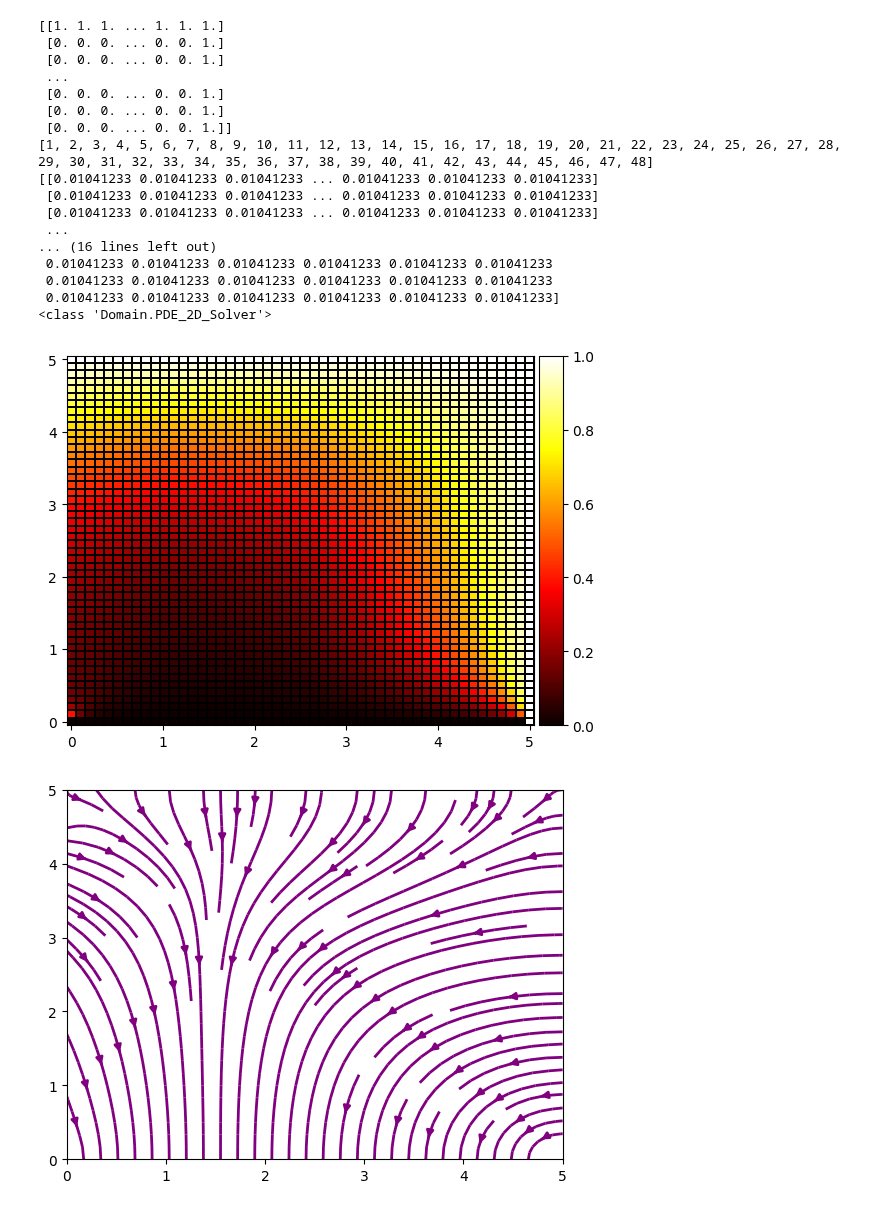
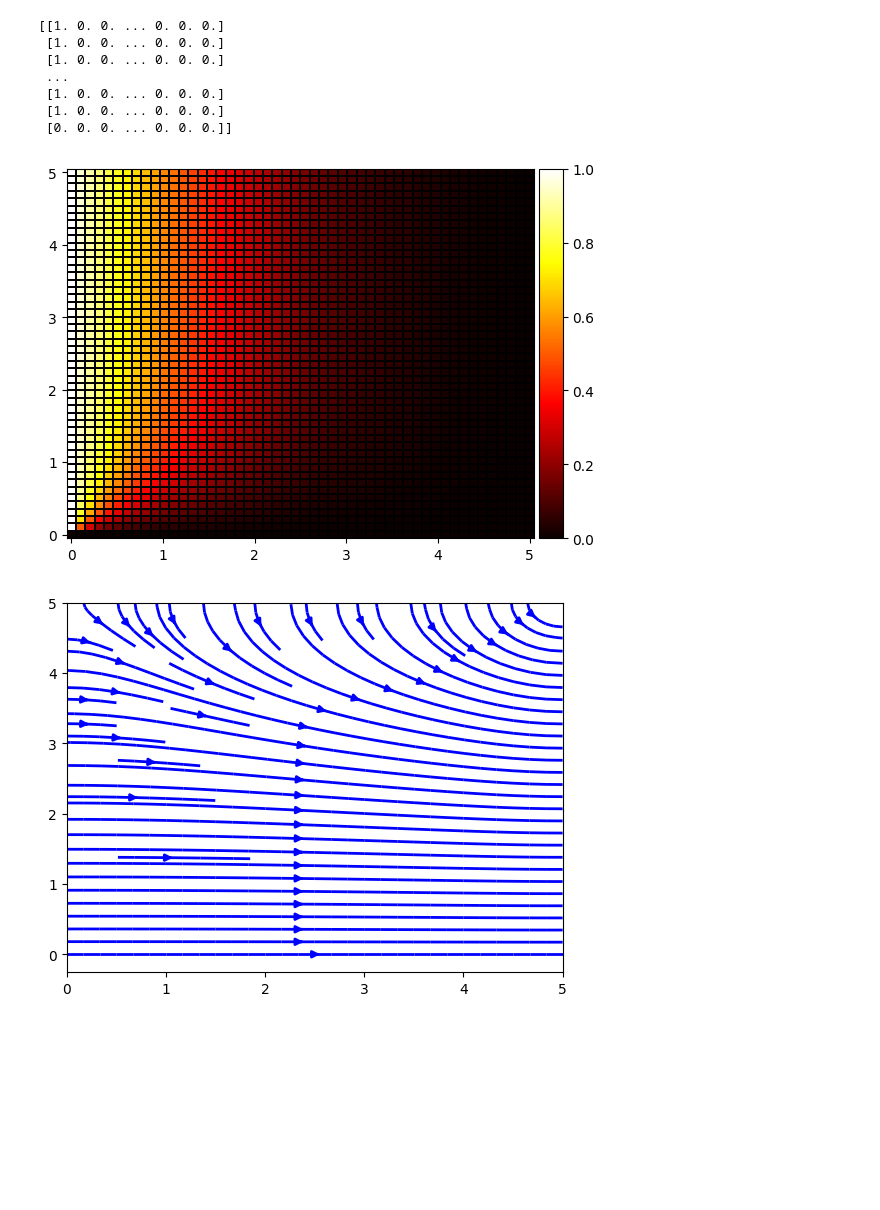
Before and after one commit to MehmetHakanSari/PotentialSolver, a Jupyter notebook: trials.ipynb, the cells around one changed output. Drawn from its saved outputs; the diff is of its cells as text; code cells hidden in the pictures; blank space fills up the shorter version.

Commit message:
plotting functions are added

```diff
--- a/trials.ipynb
+++ b/trials.ipynb
@@ -70,74 +70,42 @@ node_numbers = [50, 50]
 
 space = Mesh(block_coordinates, node_numbers) #it seems like a one block. Build more sopisticated block type structures
 # space.nonuniform_block_mesh_2D(-1.2, -1.4)
 # space.nonuniform_mesh_2D(-1.2, -1.4)
 space.nonuniform_block_mesh_2D()
 
 # print(space.matricies[0])
 # print(space.matricies[1])
 
-BCs = {'W': 'N', 'S': 'D', 'E': 'N', 'N': 'D'}
-BCs_values = {'W': 1, 'S': 0, 'E': 1, 'N': 1}
+BCs = {'W': 'D', 'S': 'D', 'E': 'D', 'N': 'N'}
+BCs_values = {'W': 1, 'S': 0, 'E': 0, 'N': 0}
 
 solution = PDE_2D_Solver(space,BCs)
 solution.solver(BCs_values)
-print(type(solution))
 solution.velocityfield()
+solution.plot2D()
+solution.stream()
 
-
-fig, ax = plt.subplots()
-# # ax = fig1.add_subplot(111, projection='3d')
-z = np.zeros((node_numbers[1],node_numbers[0]))
-x_MAT = space.matricies[0]
-y_MAT = space.matricies[1]
-# # ax.plot_surface(x_MAT,y_MAT,z,vmin=-0.5, vmax=1.0, edgecolors="black")
-# plt.plot(x_MAT,y_MAT,z,vmin=-0.5, vmax=1.0, edgecolors="black")
-image = ax.pcolormesh(x_MAT,np.flip(y_MAT),solution.solution, vmin=0, vmax=1, edgecolors="black", cmap='hot', linewidth=0.1)
-divider = make_axes_locatable(ax)
-cax = divider.append_axes("right", size="5%", pad=0.05)
-plt.colorbar(image, cax=cax)
-plt.show()
 
 # print(solution.solution)
 
 # W = np.array([0, -4, -4],dtype='float')
 # C = np.array([10, 10, 10],dtype='float')
 # E = np.array([-4, -4, 0],dtype='float')
 # Q = np.array([275, 75, 475],dtype='float')
 
 # print(TDMA(W,C,E,Q))
 
 # x_MAT = np.array([[1,2,3,4,5],[11,21,31,41,51],[51,52,53,54,55]])
 # x_MAT = x_MAT.T
 # print(x_MAT)
 # print(x_MAT[-2:0:-1,1])
 # %% [output]
-[[1. 1. 1. ... 1. 1. 1.]
- [0. 0. 0. ... 0. 0. 1.]
- [0. 0. 0. ... 0. 0. 1.]
+[[1. 0. 0. ... 0. 0. 0.]
+ [1. 0. 0. ... 0. 0. 0.]
+ [1. 0. 0. ... 0. 0. 0.]
  ...
- [0. 0. 0. ... 0. 0. 1.]
- [0. 0. 0. ... 0. 0. 1.]
- [0. 0. 0. ... 0. 0. 1.]]
-[1, 2, 3, 4, 5, 6, 7, 8, 9, 10, 11, 12, 13, 14, 15, 16, 17, 18, 19, 20, 21, 22, 23, 24, 25, 26, 27, 28, 29, 30, 31, 32, 33, 34, 35, 36, 37, 38, 39, 40, 41, 42, 43, 44, 45, 46, 47, 48]
-[[0.01041233 0.01041233 0.01041233 ... 0.01041233 0.01041233 0.01041233]
- [0.01041233 0.01041233 0.01041233 ... 0.01041233 0.01041233 0.01041233]
- [0.01041233 0.01041233 0.01041233 ... 0.01041233 0.01041233 0.01041233]
- ...
-... (16 lines left out)
- 0.01041233 0.01041233 0.01041233 0.01041233 0.01041233 0.01041233
- 0.01041233 0.01041233 0.01041233 0.01041233 0.01041233 0.01041233
- 0.01041233 0.01041233 0.01041233 0.01041233 0.01041233 0.01041233]
-<class 'Domain.PDE_2D_Solver'>
+ [1. 0. 0. ... 0. 0. 0.]
+ [1. 0. 0. ... 0. 0. 0.]
+ [0. 0. 0. ... 0. 0. 0.]]
-[figure, old version]
+[figure, new version]
+[figure, added]
-# %%
-plt.figure(2)
-# plt.quiver(X, Y, u_num, v_num, color)
-# plt.streamplot(X, Y, u_num, v_num, density=[1, 0.4])
-
-# print(solution.velocity[:,:,0])
-
-plt.streamplot(x_MAT, y_MAT, -solution.velocity[:,:,0], solution.velocity[:,:,1], color="purple" ,linewidth=2, cmap='autumn')
-plt.show()
-# %% [output]
-[figure, removed]
```
Also changed, not shown: 1 other file.
